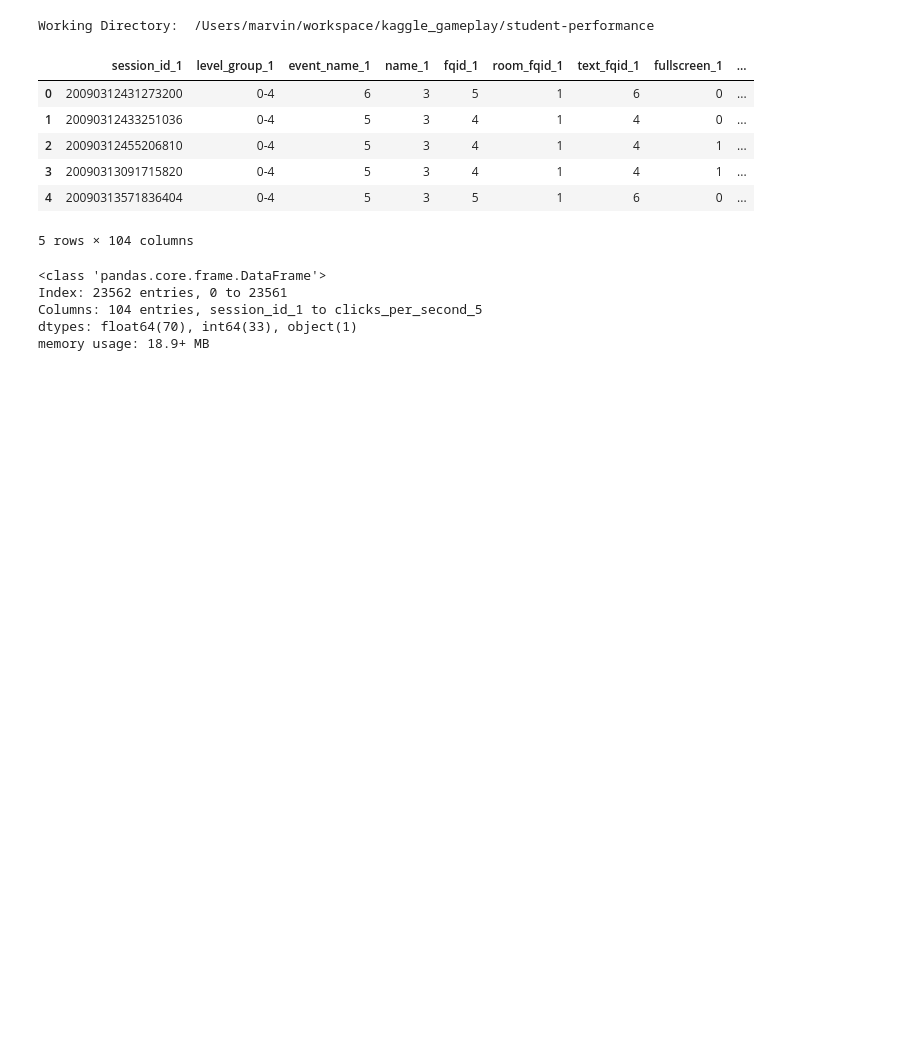
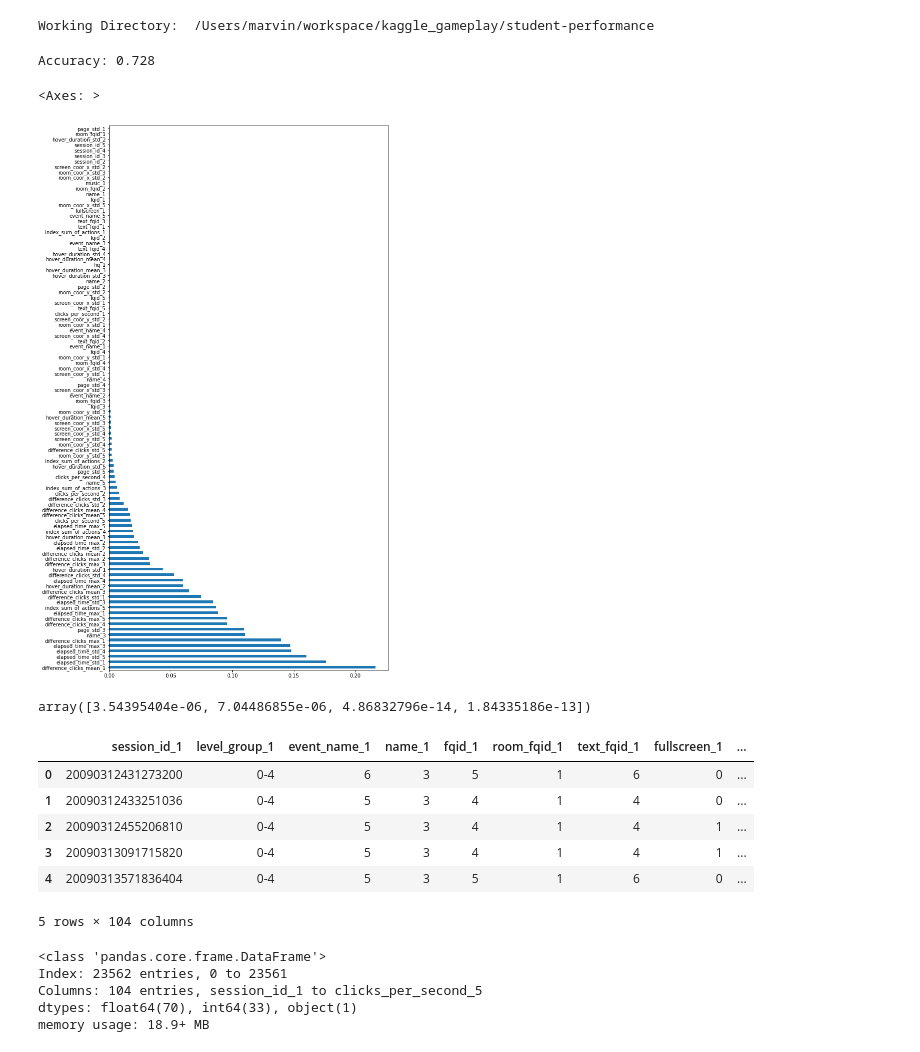
Before and after one commit to Kaggle-Project-TUC-DS/student-performance, a Jupyter notebook: notebooks/exploring_svms_marv.ipynb, the cells around one changed output. Drawn from its saved outputs; the diff is of its cells as text; code cells hidden in the pictures; blank space fills up the shorter version.

```diff
--- a/notebooks/exploring_svms_marv.ipynb
+++ b/notebooks/exploring_svms_marv.ipynb
@@ -18,6 +18,65 @@ print("Working Directory: ", os.getcwd())
 # the working directory should be .../student-performance
 # %% [output]
 Working Directory:  /Users/marvin/workspace/kaggle_gameplay/student-performance
+# %%
+# X
+df = pd.read_csv("data/processed/df_0_4_flattened.csv", index_col=0)
+X = df.iloc[:, 2:].values
+X = np.delete(X, 61, 1)
+
+# y
+labels = pd.read_csv("data/processed/labels.csv")
+y = labels['correct'][labels['q'] == 1].values
+
+# Creating training and test split
+X_train, X_test, y_train, y_test = train_test_split(X, y, test_size=0.3, random_state=1, stratify = y)
+
+# Feature Scaling
+
+sc = StandardScaler()
+sc.fit(X_train)
+X_train_std = sc.transform(X_train)
+X_test_std = sc.transform(X_test)
+
+# Training a SVM classifier using SVC class
+svm = SVC(kernel= 'linear', random_state=1, C=0.1)
+svm.fit(X_train_std, y_train)
+
+# Mode performance
+
+y_pred = svm.predict(X_test_std)
+print('Accuracy: %.3f' % accuracy_score(y_test, y_pred))
+
+def f_importances(coef, names):
+    imp = coef
+    coef_sort = np.sort(coef)
+    # imp, names = zip(*sorted(zip(imp,names)))
+    print(imp)
+    plt.plot(imp)
+
+    # plt.barh(range(len(names)), imp, align='center')
+    # plt.xticks(range(len(names)), names)
+    plt.show()
+
+features_names = df.columns[2:].to_list()
+features_names.remove('clicks_per_second_3')
+# f_importances(svm.coef_, features_names)
+coef = svm.coef_[0]
+
+pd.Series(abs(coef), index=features_names).nlargest(100).plot(kind='barh', figsize=(10, 20))
+
+
+# Accuracy [2:10]: 0.728
+# Accuracy [2:60]: 0.728
+# Accuracy [2:] + no 63: 0.728
+# %% [output]
+Accuracy: 0.728
+<Axes: >
+[figure, added]
+# %%
+len(coef[coef > 0.0])
+# %% [output]
+array([3.54395404e-06, 7.04486855e-06, 4.86832796e-14, 1.84335186e-13])
 # %%
 df = pd.read_csv("data/processed/df_0_4_flattened.csv", index_col=0)
 df.head()
```
Also changed, not shown: parts of 12 cells of this notebook, 1 other file.
